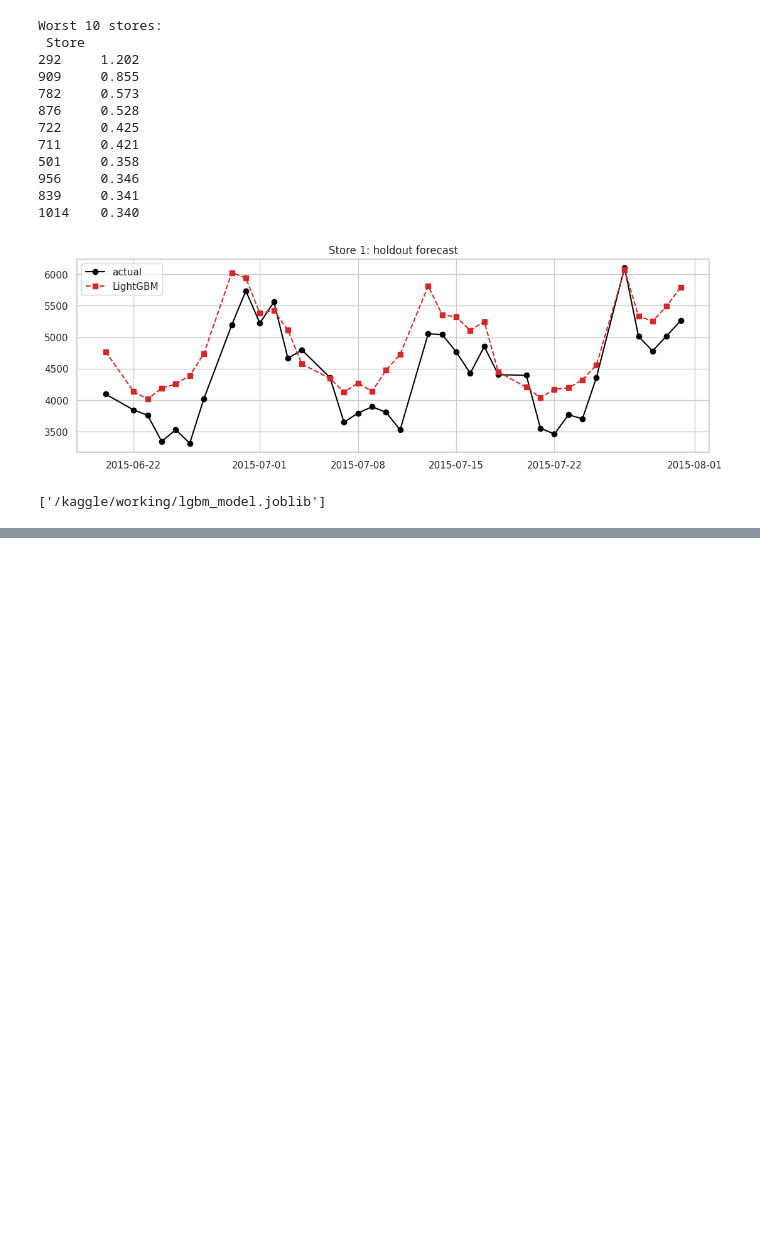
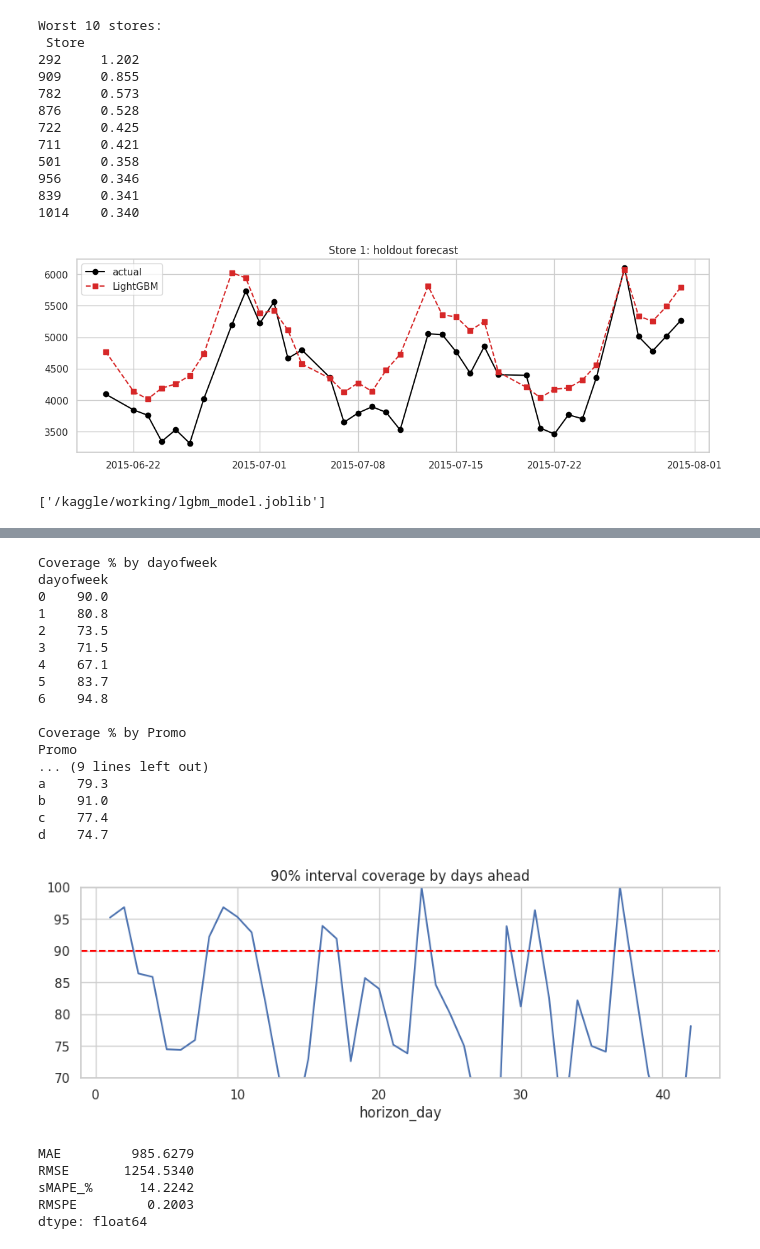
Before and after one commit to soumensen411/Sales-Demand-Forecasting, a Jupyter notebook: store-sales-forecasting.ipynb, the cells around one changed output, grey strips where cells are left out. Cells and saved outputs as stored; diff of their text form; code cells hidden in the pictures; blank space fills up the shorter version.

```diff
--- a/store-sales-forecasting.ipynb
+++ b/store-sales-forecasting.ipynb
@@ -921,0 +1474,23 @@ joblib.dump({"model": model, "features": FEATURES}, "/kaggle/working/lgbm_model.
+# %%
+# ---------------------------------------------------------
+# 4. Conformalized quantile regression (CQR) on the calibration window
+# ---------------------------------------------------------
+def cqr_margin(y_cal, lo_cal, hi_cal, alpha):
+    """Margin that makes the interval hit 1-alpha coverage on exchangeable data."""
+    scores = np.maximum(lo_cal - y_cal, y_cal - hi_cal)
+    n = len(scores)
+    level = min(1.0, np.ceil((n + 1) * (1 - alpha)) / n)
+    return np.quantile(scores, level, method="higher")
+
+margins = {}
+rows = []
+for name, (i_lo, i_hi, alpha) in LEVELS.items():
+    qhat = cqr_margin(y_cal, Q_cal[:, i_lo], Q_cal[:, i_hi], alpha)
+    margins[name] = qhat
+    lo, hi = Q_val[:, i_lo] - qhat, Q_val[:, i_hi] + qhat
+    r = interval_metrics(S_val, to_sales(lo), to_sales(hi), alpha)
+    rows.append({"interval": name, "method": "conformal (CQR)", **r})
+    print(f"{name}: margin = {qhat:+.4f} (log scale)")
+
+cqr_table = pd.DataFrame(rows).set_index(["interval", "method"]).round(3)
+print(pd.concat([raw_table, cqr_table]).sort_index())
@@ -921,0 +1506,51 @@ joblib.dump({"model": model, "features": FEATURES}, "/kaggle/working/lgbm_model.
+# %%
+# ---------------------------------------------------------
+# 5. Where is coverage weak? (90% conformal interval)
+# ---------------------------------------------------------
+i_lo, i_hi, _ = LEVELS["90%"]
+val_part = val_part.assign(
+    lo=to_sales(Q_val[:, i_lo] - margins["90%"]),
+    med=to_sales(Q_val[:, 2]),
+    hi=to_sales(Q_val[:, i_hi] + margins["90%"]),
+)
+val_part["covered"] = ((val_part.Sales >= val_part.lo) & (val_part.Sales <= val_part.hi)).astype(int)
+val_part["horizon_day"] = (val_part.Date - (val_start - pd.Timedelta(days=1))).dt.days
+
+for col in ["dayofweek", "Promo", "StateHoliday", "StoreType"]:
+    print(f"\nCoverage % by {col}")
+    print((val_part.groupby(col, observed=True).covered.mean() * 100).round(1).to_string())
+
+val_part.groupby("horizon_day").covered.mean().mul(100).plot(
+    figsize=(10, 3), title="90% interval coverage by days ahead", ylim=(70, 100))
+plt.axhline(90, color="red", ls="--")
+plt.show()
+# %% [output]
+Coverage % by dayofweek
+dayofweek
+0    90.0
+1    80.8
+2    73.5
+3    71.5
+4    67.1
+5    83.7
+6    94.8
+
+Coverage % by Promo
+Promo
+... (9 lines left out)
+a    79.3
+b    91.0
+c    77.4
+d    74.7
+[figure, added]
+# %%
+# ---------------------------------------------------------
+# 6. Median as a point forecast (compare with Step 8)
+# ---------------------------------------------------------
+print(evaluate(S_val, val_part.med.values, "lgbm_median").drop("model").astype(float).round(4))
+# %% [output]
+MAE         985.6279
+RMSE       1254.5340
+sMAPE_%      14.2242
+RMSPE         0.2003
+dtype: float64
```
Also changed, not shown: parts of 32 cells of this notebook.
